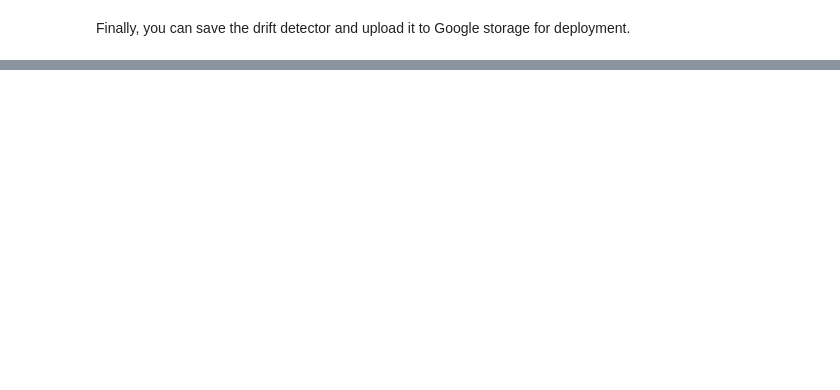
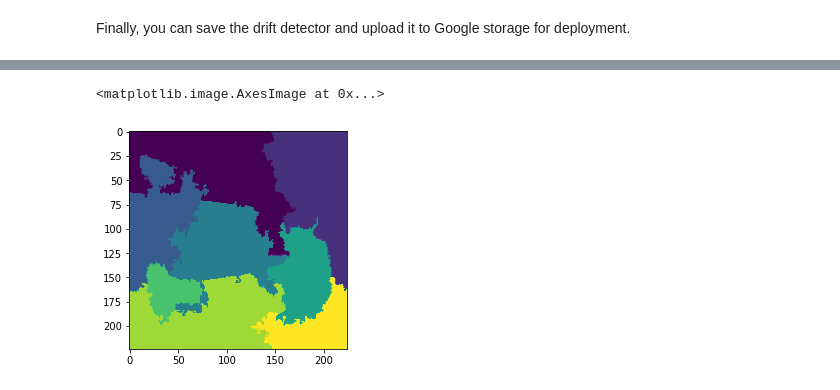
Before and after one commit to SeldonIO/deploy-workshops, a Jupyter notebook: manufacturing/manufacturing-workshop.ipynb, the cells around one changed output, grey strips where cells are left out. Saved outputs shown, nothing was run; the diff lists cells and outputs as text; code cells hidden in the pictures; blank space fills up the shorter version.

Commit message:
got the explainer working

```diff
--- a/manufacturing/manufacturing-workshop.ipynb
+++ b/manufacturing/manufacturing-workshop.ipynb
@@ -550,0 +621,20 @@ f"gs://tom-seldon-examples/workshops/manufacturing/<YOUR NAME>/{filepath}"
+# %%
+def slicSegmentation(image):
+    slic = segmentation.slic(image, n_segments=15, start_label=1)
+    return slic
+# %%
+example_image = train_ds.next()
+image_shape = example_image[0][0].shape
+explainer = AnchorImage(predict_fn, image_shape,segmentation_fn=slicSegmentation)
+# %%
+example_image = val_ds.next()
+# print(example_image[1][0])
+# print(categories)
+
+for v, i in enumerate(example_image[1][0]):
+    print(f"{categories[v]}: {i:.2f}")
+
+example_image = example_image[0][0]
+
+print(example_image.shape)
+plt.imshow(example_image[:,:]);
@@ -550,0 +683,4 @@ f"gs://tom-seldon-examples/workshops/manufacturing/<YOUR NAME>/{filepath}"
+# %%
+explanation = explainer.explain(example_image, threshold=.90 , p_sample=.5, seed=0, verbose=True)
+
+# explanation = explainer.explain(example_image.reshape(224,224,3), threshold=.75, p_sample=.5, seed=0, verbose=True)
@@ -550,0 +705,5 @@ f"gs://tom-seldon-examples/workshops/manufacturing/<YOUR NAME>/{filepath}"
+# %%
+plt.imshow(explanation.segments)
+# %% [output]
+<matplotlib.image.AxesImage at 0x...>
+[figure, added]
```
Also changed, not shown: parts of 27 cells of this notebook.
